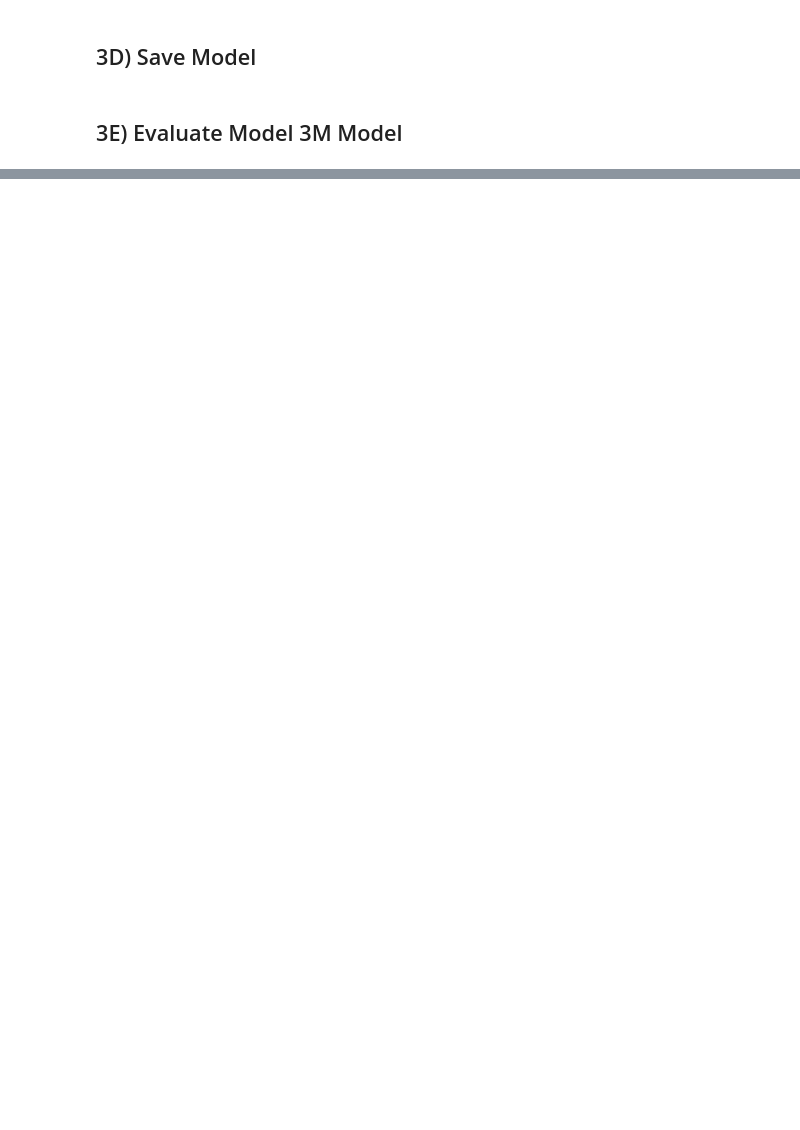
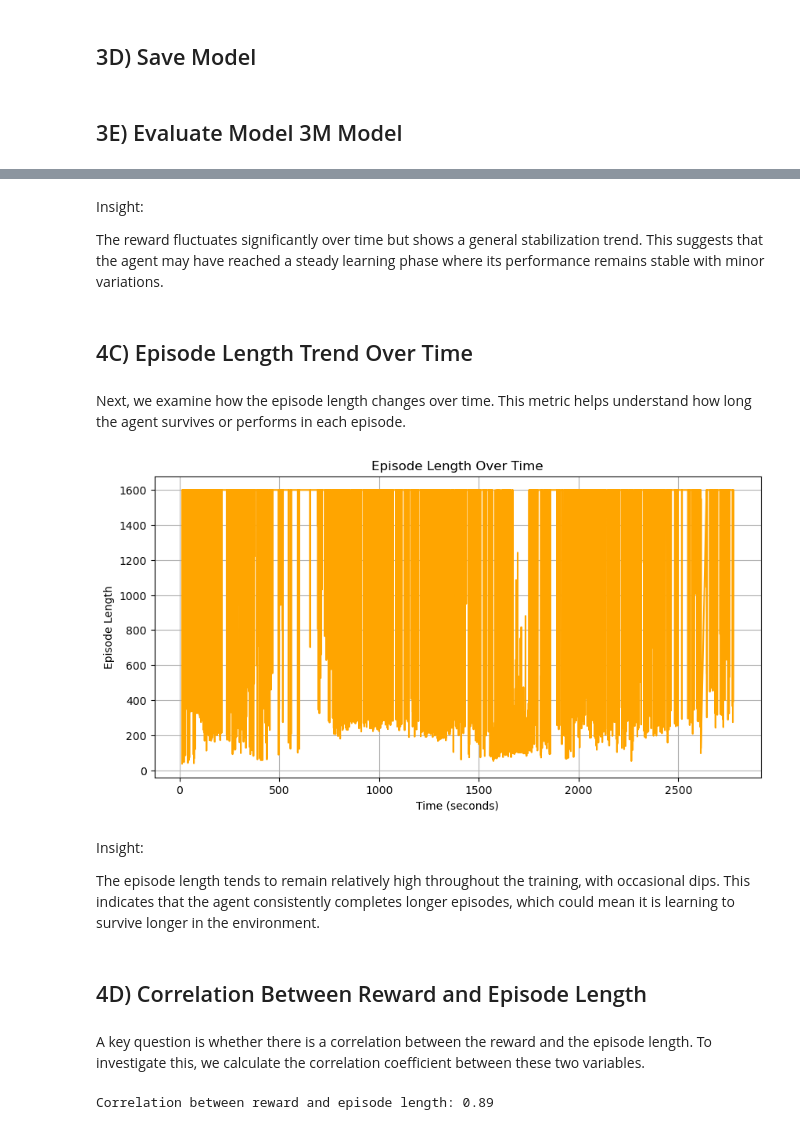
Before and after one commit to canoksuzoglu1/12.-BipedalWalker-RL, a Jupyter notebook: BipedalWalker-v3 RL.ipynb, the cells around one changed output, grey strips where cells are left out. Drawn from its saved outputs; the diff is of its cells as text; code cells hidden in the pictures; blank space fills up the shorter version.

```diff
--- a/BipedalWalker-v3 RL.ipynb
+++ b/BipedalWalker-v3 RL.ipynb
@@ -257,0 +290,33 @@ print(f"Average reward: {mean_reward} ± {std_reward}")
+# %% [markdown]
+Insight:
+
+The reward fluctuates significantly over time but shows a general stabilization trend. This suggests that the agent may have reached a steady learning phase where its performance remains stable with minor variations.
+# %% [markdown]
+## 4C) Episode Length Trend Over Time
+# %% [markdown]
+Next, we examine how the episode length changes over time. This metric helps understand how long the agent survives or performs in each episode.
+# %%
+# Plot episode length over time
+plt.figure(figsize=(10, 5))
+plt.plot(data_clean['time'], data_clean['episode_length'], label='Episode Length', color='orange')
+plt.title('Episode Length Over Time')
+plt.xlabel('Time (seconds)')
+plt.ylabel('Episode Length')
+plt.grid(True)
+plt.show()
+# %% [output]
+[figure, added]
+# %% [markdown]
+Insight:
+
+The episode length tends to remain relatively high throughout the training, with occasional dips. This indicates that the agent consistently completes longer episodes, which could mean it is learning to survive longer in the environment.
+# %% [markdown]
+## 4D) Correlation Between Reward and Episode Length
+# %% [markdown]
+A key question is whether there is a correlation between the reward and the episode length. To investigate this, we calculate the correlation coefficient between these two variables.
+# %%
+# Calculate the correlation between reward and episode length
+correlation = data_clean['reward'].corr(data_clean['episode_length'])
+print(f'Correlation between reward and episode length: {correlation:.2f}')
+# %% [output]
+Correlation between reward and episode length: 0.89
```
Also changed, not shown: parts of 56 cells of this notebook, 2 other files.
